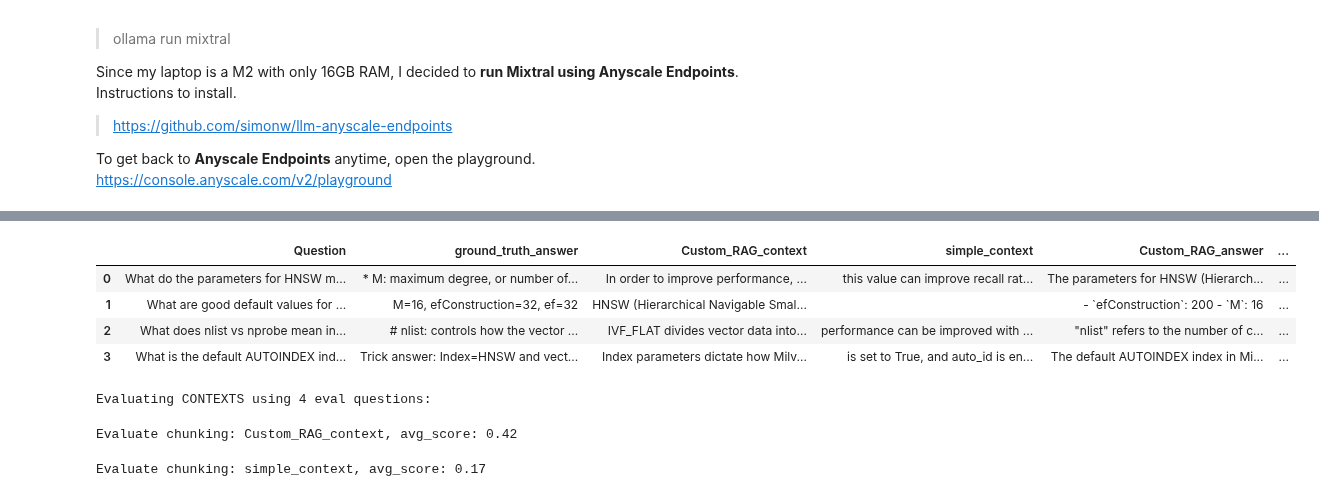
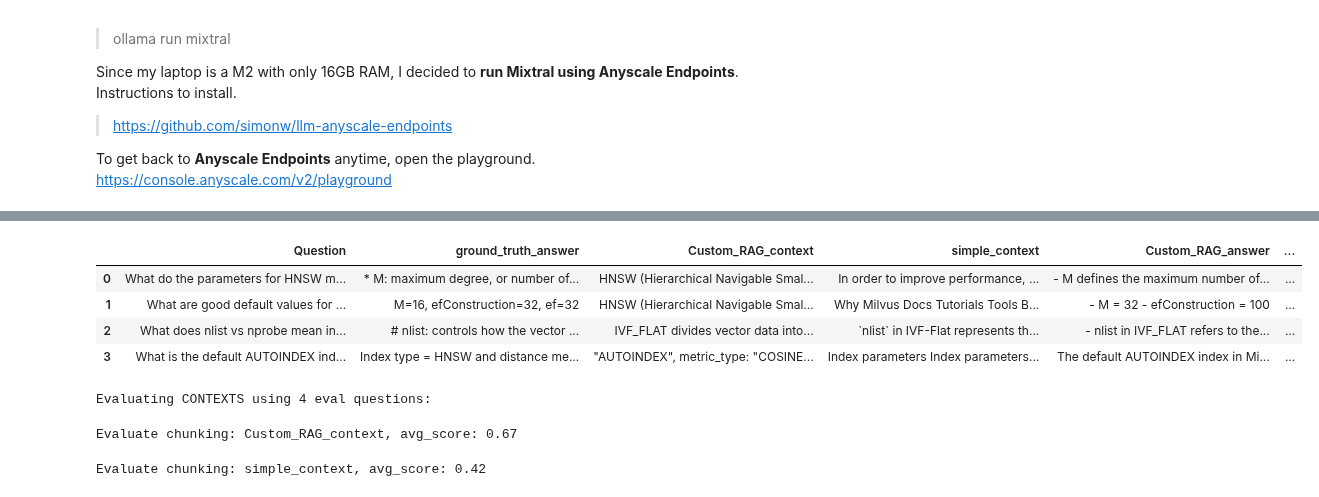
Before and after one commit to AKJUS/bootcamp, a Jupyter notebook: bootcamp/workshops/dbta_may_2024/1. RAG_basic.ipynb, the cells around one changed output, grey strips where cells are left out. Drawn from its saved outputs; the diff is of its cells as text; code cells hidden in the pictures.

```diff
--- a/bootcamp/workshops/dbta_may_2024/1. RAG_basic.ipynb
+++ b/bootcamp/workshops/dbta_may_2024/1. RAG_basic.ipynb
@@ -1229,39 +1450,39 @@ Read through this notebook carefully and pay attention to the number of question
 import os, sys
 import pandas as pd
 import numpy as np
 import ragas, datasets
-from langchain_community.embeddings import HuggingFaceEmbeddings
+from langchain_huggingface import HuggingFaceEmbeddings
 from ragas.embeddings import LangchainEmbeddingsWrapper
 
 # Import custom functions for evaluation.
 sys.path.append("../../Integration")
 import eval_ragas as _eval_ragas
 
 # Import the evaluation metrics.
 from ragas.metrics import (
     context_recall,
     context_precision,
     faithfulness,
     answer_relevancy,
     answer_similarity,
     answer_correctness
     )
 
 # Get the current working directory.
 cwd = os.getcwd()
-relative_path = '/../../Evaluation/data/ground_truth_answers.csv'
+relative_path = '/../../Evaluation/data/blog_eval_answers.csv'
 file_path = cwd + relative_path
 # print(f"file_path: {file_path}")
 
 # Read ground truth answers from file.
 eval_df = pd.read_csv(file_path, header=0, skip_blank_lines=True)
 display(eval_df.head())
 # %% [output]
 |  | Question | ground_truth_answer | Custom_RAG_context | simple_context | Custom_RAG_answer | ... |
-| 0 | What do the parameters for HNSW m... | * M: maximum degree, or number of... | In order to improve performance, ... | this value can improve recall rat... | The parameters for HNSW (Hierarch... | ... |
-| 1 | What are good default values for ... | M=16, efConstruction=32, ef=32 | HNSW (Hierarchical Navigable Smal... |  | - `efConstruction`: 200 - `M`: 16 | ... |
-| 2 | What does nlist vs nprobe mean in... | # nlist: controls how the vector ... | IVF_FLAT divides vector data into... | performance can be improved with ... | "nlist" refers to the number of c... | ... |
-| 3 | What is the default AUTOINDEX ind... | Trick answer: Index=HNSW and vect... | Index parameters dictate how Milv... | is set to True, and auto_id is en... | The default AUTOINDEX index in Mi... | ... |
+| 0 | What do the parameters for HNSW m... | * M: maximum degree, or number of... | HNSW (Hierarchical Navigable Smal... | In order to improve performance, ... | - M defines the maximum number of... | ... |
+| 1 | What are good default values for ... | M=16, efConstruction=32, ef=32 | HNSW (Hierarchical Navigable Smal... | Why Milvus Docs Tutorials Tools B... | - M = 32 - efConstruction = 100 | ... |
+| 2 | What does nlist vs nprobe mean in... | # nlist: controls how the vector ... | IVF_FLAT divides vector data into... | `nlist` in IVF-Flat represents th... | - nlist in IVF_FLAT refers to the... | ... |
+| 3 | What is the default AUTOINDEX ind... | Index type = HNSW and distance me... | "AUTOINDEX", metric_type: "COSINE... | Index parameters Index parameters... | The default AUTOINDEX index in Mi... | ... |
 # %%
 ##########################################
 # Set the evaluation type.
@@ -1299,8 +1520,16 @@ ragas_llm = ragas.llms.llm_factory(model=LLM_NAME)
 
 # Change the default embeddings models to HuggingFace models.
 EMB_NAME = "BAAI/bge-large-en-v1.5"
-lc_embeddings = HuggingFaceEmbeddings(model_name=EMB_NAME)
-ragas_emb = LangchainEmbeddingsWrapper(embeddings=lc_embeddings)
+# Define the embedding model.
+EMB_NAME = "BAAI/bge-large-en-v1.5"
+model_kwargs = {'device': 'cpu'}
+encode_kwargs = {'normalize_embeddings': True}
+lc_embed_model = HuggingFaceEmbeddings(
+    model_name=EMB_NAME,
+    model_kwargs=model_kwargs,
+    encode_kwargs=encode_kwargs
+)
+ragas_emb = LangchainEmbeddingsWrapper(embeddings=lc_embed_model)
 
 # Change embeddings and critic models for each metric.
 for metric in metrics:
@@ -1316,8 +1545,8 @@ ragas_result, scores = _eval_ragas.evaluate_ragas_model(
     cols_to_evaluate=cols_to_evaluate)
 # %% [output]
 Evaluating CONTEXTS using 4 eval questions:
-Evaluate chunking: Custom_RAG_context, avg_score: 0.42
+Evaluate chunking: Custom_RAG_context, avg_score: 0.67
-Evaluate chunking: simple_context, avg_score: 0.17
+Evaluate chunking: simple_context, avg_score: 0.42
 # %%
 # Calculate and print the percent improvements.
 if EVALUATE_WHAT == 'ANSWERS':
```
Also changed, not shown: parts of 43 cells of this notebook.
